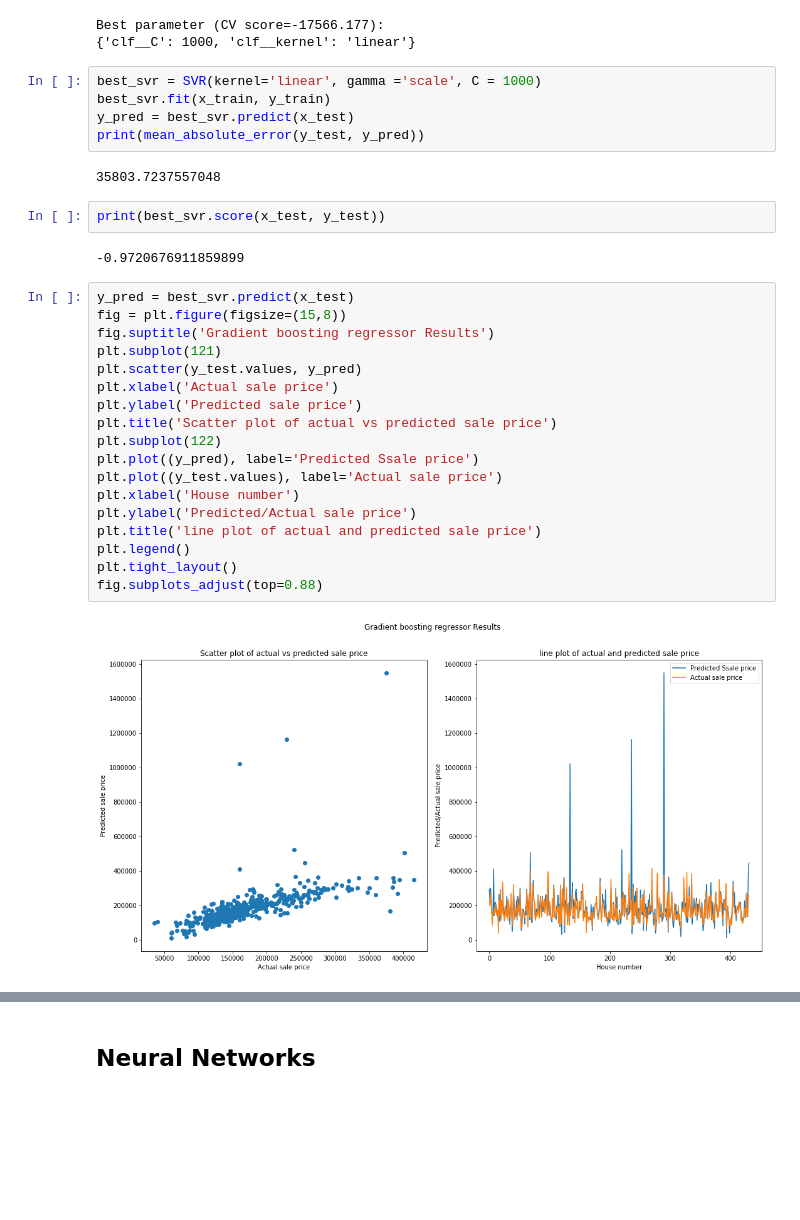
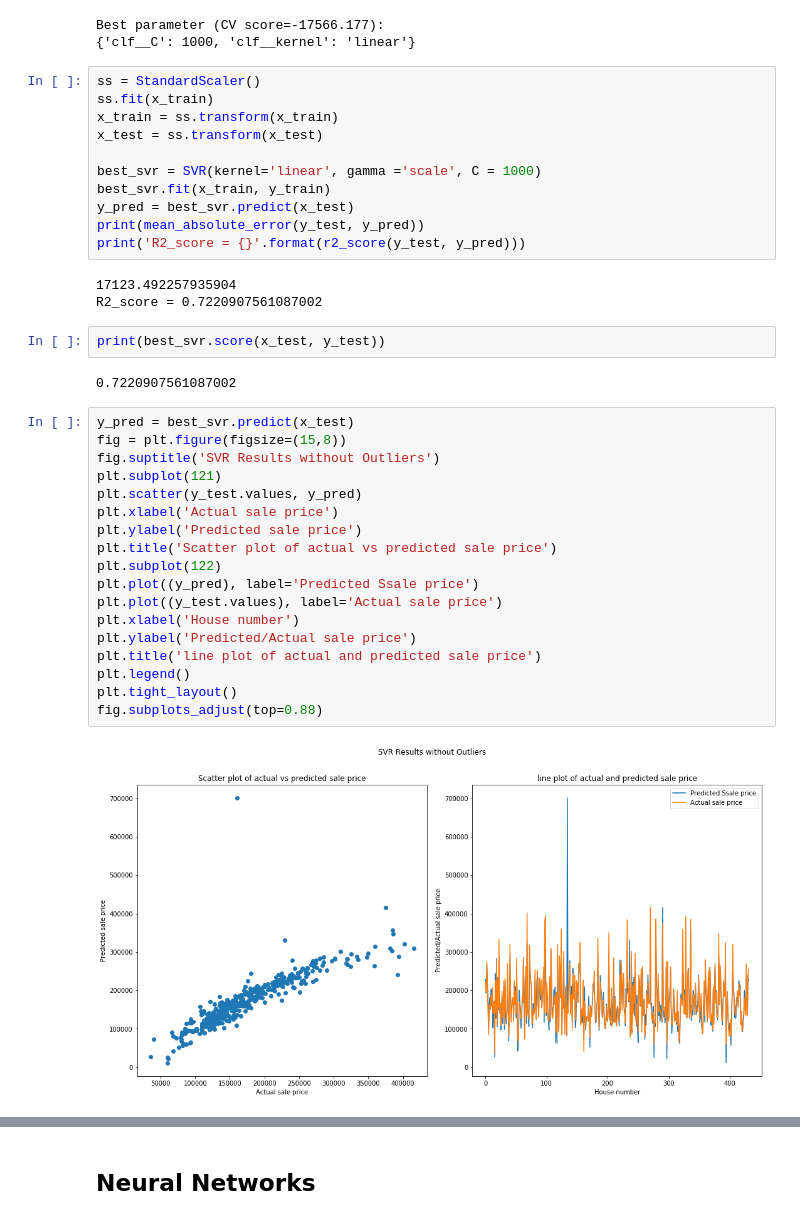
Before and after one commit to Yaohua-Chang/ML-Final-Project, a Jupyter notebook: Tamer/Remove Outliers.ipynb, the cells around one changed output, grey strips where cells are left out. Cells and saved outputs as stored; diff of their text form; blank space fills up the shorter version.

```diff
--- a/Tamer/Remove Outliers.ipynb
+++ b/Tamer/Remove Outliers.ipynb
@@ -83,36 +85,43 @@ print(search.best_params_)
 Best parameter (CV score=-17566.177):
 {'clf__C': 1000, 'clf__kernel': 'linear'}
 # %%
+ss = StandardScaler()
+ss.fit(x_train)
+x_train = ss.transform(x_train)
+x_test = ss.transform(x_test)
+
 best_svr = SVR(kernel='linear', gamma ='scale', C = 1000)
 best_svr.fit(x_train, y_train)
 y_pred = best_svr.predict(x_test)
 print(mean_absolute_error(y_test, y_pred))
+print('R2_score = {}'.format(r2_score(y_test, y_pred)))
 # %% [output]
-35803.7237557048
+17123.492257935904
+R2_score = 0.7220907561087002
 # %%
 print(best_svr.score(x_test, y_test))
 # %% [output]
--0.9720676911859899
+0.7220907561087002
 # %%
 y_pred = best_svr.predict(x_test)
 fig = plt.figure(figsize=(15,8))
-fig.suptitle('Gradient boosting regressor Results')
+fig.suptitle('SVR Results without Outliers')
 plt.subplot(121)
 plt.scatter(y_test.values, y_pred)
 plt.xlabel('Actual sale price')
 plt.ylabel('Predicted sale price')
 plt.title('Scatter plot of actual vs predicted sale price')
 plt.subplot(122)
 plt.plot((y_pred), label='Predicted Ssale price')
 plt.plot((y_test.values), label='Actual sale price')
 plt.xlabel('House number')
 plt.ylabel('Predicted/Actual sale price')
 plt.title('line plot of actual and predicted sale price')
 plt.legend()
 plt.tight_layout()
 fig.subplots_adjust(top=0.88)
 # %% [output]
-[figure, old version]
+[figure, new version]
 # %%
 print("Corrolation between true and predicted value using SVR on the actual sale price is {}".\
       format(np.corrcoef(y_test,y_pred)[0][1]))
```
Also changed, not shown: parts of 6 cells of this notebook, 7 other files.
